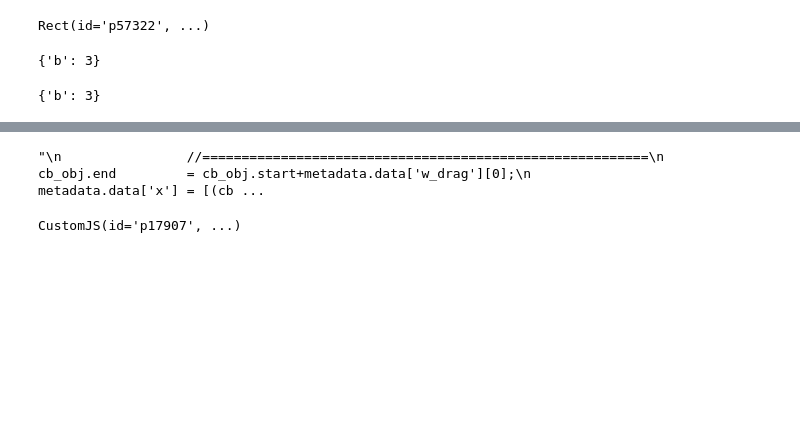
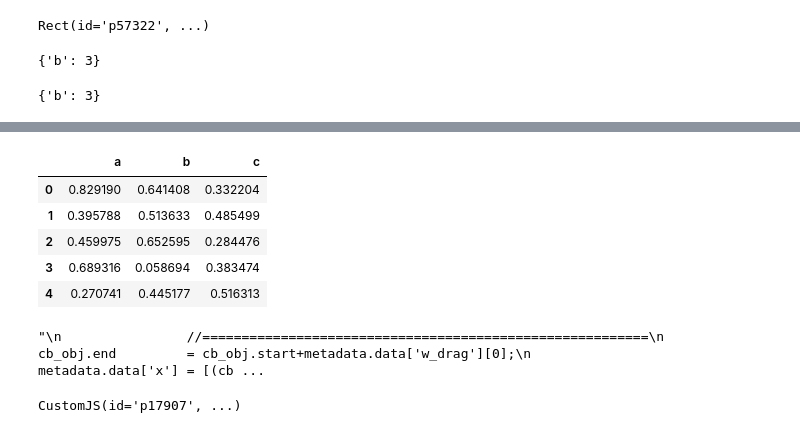
Before and after one commit to pbelange/WireDAQ, a Jupyter notebook: 111_test.ipynb, the cells around one changed output, grey strips where cells are left out. Saved outputs shown, nothing was run; the diff lists cells and outputs as text; code cells hidden in the pictures; blank space fills up the shorter version.

```diff
--- a/003_test.ipynb
+++ b/111_test.ipynb
@@ -383,0 +381,18 @@ AttributeError: unexpected attribute 'duplicate' to figure, possible attributes
+# %%
+import pandas as pd
+import numpy as np
+from bokeh.palettes import Spectral11
+from bokeh.plotting import figure, show, output_file
+output_file('temp.html')
+
+toy_df = pd.DataFrame(data=np.random.rand(5,3), columns = ('a', 'b' ,'c'))#, index = pd.DatetimeIndex(start='01-01-2015',periods=5, freq='d'))
+
+numlines=len(toy_df.columns)
+mypalette=Spectral11[0:numlines]
+
+p = figure(width=500, height=300, x_axis_type="datetime",tools='hover')
+p.multi_line(xs=[toy_df.index.values]*numlines,
+                ys=[toy_df[name].values for name in toy_df],
+                line_color=mypalette,
+                line_width=5)
+show(p)
@@ -384,3 +402,12 @@ AttributeError: unexpected attribute 'duplicate' to figure, possible attributes
+# %%
+toy_df
+# %% [output]
+|  | a | b | c |
+| 0 | 0.829190 | 0.641408 | 0.332204 |
+| 1 | 0.395788 | 0.513633 | 0.485499 |
+| 2 | 0.459975 | 0.652595 | 0.284476 |
+| 3 | 0.689316 | 0.058694 | 0.383474 |
+| 4 | 0.270741 | 0.445177 | 0.516313 |
 # %%
 time_slider.callback_start.code
 # %% [output]
```
Also changed, not shown: parts of 20 cells of this notebook, 17 other files.
